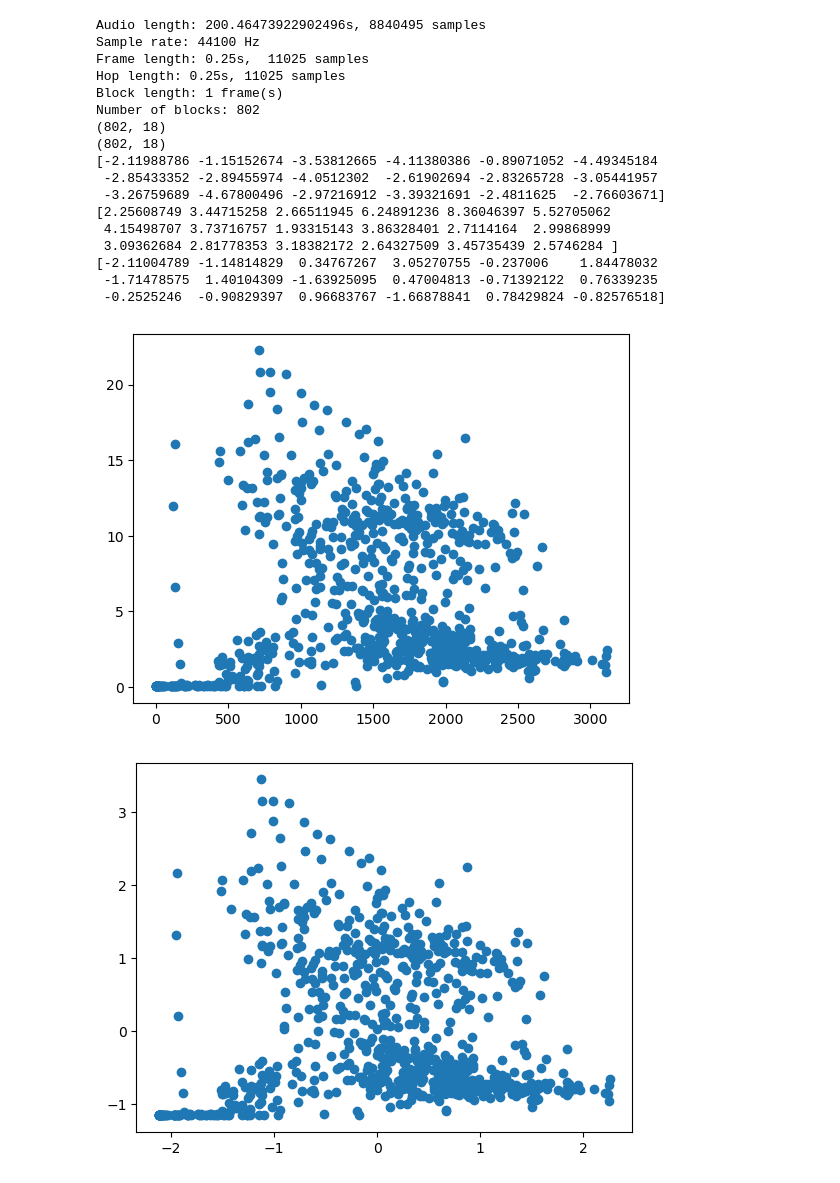
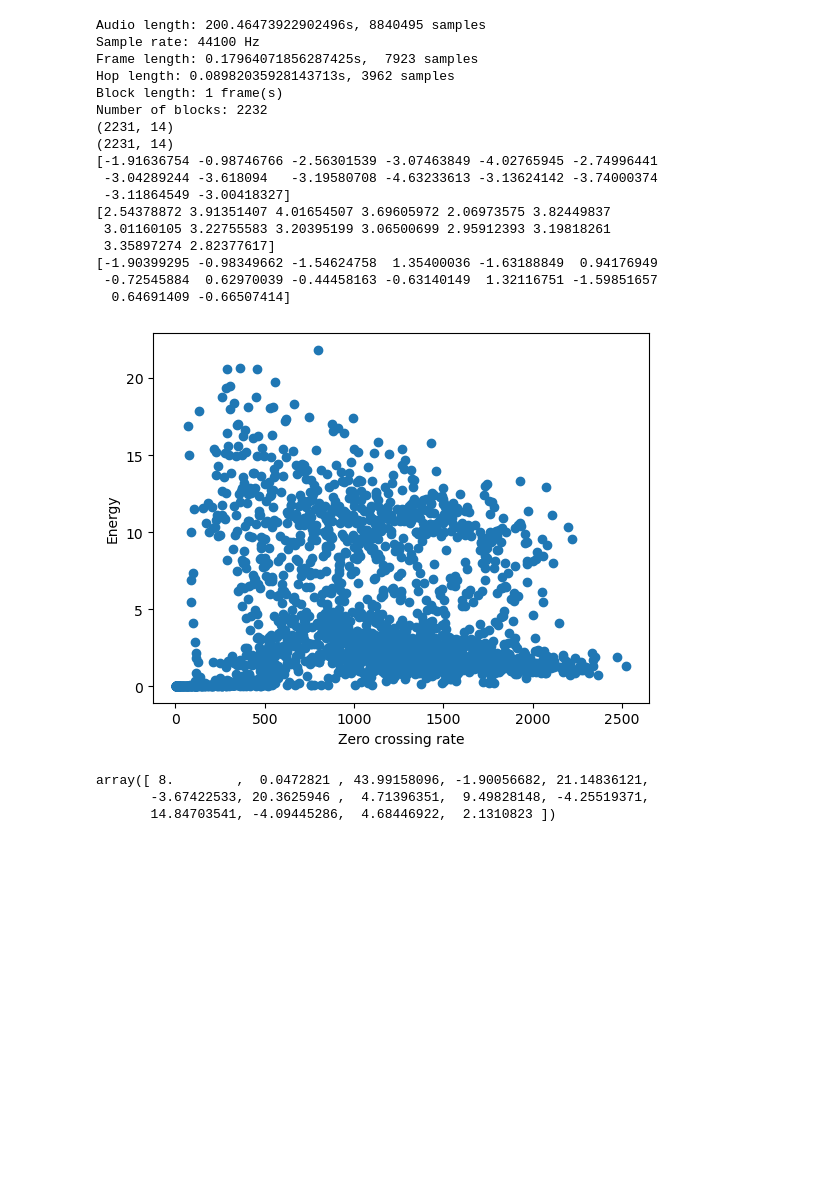
Before and after one commit to wwerkk/MC-FP, a Jupyter notebook: TrainingDebug.ipynb, the cells around one changed output. Cells and saved outputs as stored; diff of their text form; code cells hidden in the pictures; blank space fills up the shorter version.

```diff
--- a/TrainingDebug.ipynb
+++ b/TrainingDebug.ipynb
@@ -1,12 +1,12 @@
 # %%
 audio_path = "audio-data/collins.mp3"
-name = "collins-8th"
+name = "collins-crude-mfccs"
 
 # segmentation
 block_length = 1 # number of frames in a stream block
-BPM = 120
+BPM = 167 # beats per minute
 beat = 1 / 8 # metered divisions
-hop_beats = 1 / 8 # hop length in beats
+hop_beats = 1 / 16 # hop length in beats
 ## alternatively, you can specify frame length and hop length in seconds
 # frame_length_s = 0.1
 # hop_length_s = 0.02
@@ -14,16 +14,22 @@ hop_beats = 1 / 8 # hop length in beats
 # frame_length = 4096
 # hop_length = 1024
 
+# feature extraction
+extract_spectral = False
+extract_mfccs = True
+
 # clustering
-n_classes = 128
+n_classes = 32 # number of clusters
+# model architecture and training
 maxlen = 256
-# model architecture and training
 step = 1 # step size for sliding window
-hidden_units = 24 # number of hidden units in GRU layer
-epochs = 100
-batch_size = 16
-validation_split = 0.1
-patience = 15 # number of epochs to wait before early stopping
+hidden_units = 48 # number of hidden units in GRU layer
+epochs = 50
+batch_size = 32
+validation_split = 0.2
+early_stopping = False
+checkpoint = True
+patience = 5 # number of epochs to wait before early stopping
 
 # utility
 verbose = 1 # print additional information
@@ -84,46 +109,51 @@ def extract_features(y, sr):
 # %%
 print(f"Audio length: {stream.length}s, {stream.n_samples} samples")
 print(f"Sample rate: {sr} Hz")
 print(f"Frame length: {frame_length_s}s,  {frame_length} samples")
 print(f"Hop length: {hop_length_s}s, {hop_length} samples")
 print(f"Block length: {block_length} frame(s)")
 print(f"Number of blocks: {len(stream)}")
 
 # extract features from each block in audio stream
-features = np.array([extract_features(block, sr) for block in stream.new()])
+features = np.array([extract_features(block, sr, extract_spectral=extract_spectral, extract_mfccs=extract_mfccs) for block in stream.new()])
 # features_scaled = features
 features_scaled = preprocessing.scale(features, axis=0) # should it be axis 0 then not 1??
 if verbose:
     # print(features[0])
     print(features.shape)
     print(features_scaled.shape)
     print(features_scaled.min(axis=0))
     print(features_scaled.max(axis=0))
     print(features_scaled[0]) # type: ignore
 if verbose:
     plt.scatter(features[:,0], features[:,1], ) # type: ignore
-    # plt.xlabel('MFCC0 (scaled)')
-    # plt.ylabel('MFCC1 Centroid (scaled)')
+    plt.xlabel('Zero crossing rate')
+    plt.ylabel('Energy')
     plt.show()
-    plt.scatter(features_scaled[:,0], features_scaled[:,1], ) # type: ignore
-    plt.show()
+    # plt.scatter(features_scaled[:,0], features_scaled[:,1], ) # type: ignore
+    # plt.show()
 # %% [output]
 Audio length: 200.46473922902496s, 8840495 samples
 Sample rate: 44100 Hz
-Frame length: 0.25s,  11025 samples
-Hop length: 0.25s, 11025 samples
+Frame length: 0.17964071856287425s,  7923 samples
+Hop length: 0.08982035928143713s, 3962 samples
 Block length: 1 frame(s)
-Number of blocks: 802
-(802, 18)
-(802, 18)
-[-2.11988786 -1.15152674 -3.53812665 -4.11380386 -0.89071052 -4.49345184
- -2.85433352 -2.89455974 -4.0512302  -2.61902694 -2.83265728 -3.05441957
- -3.26759689 -4.67800496 -2.97216912 -3.39321691 -2.4811625  -2.76603671]
-[2.25608749 3.44715258 2.66511945 6.24891236 8.36046397 5.52705062
- 4.15498707 3.73716757 1.93315143 3.86328401 2.7114164  2.99868999
- 3.09362684 2.81778353 3.18382172 2.64327509 3.45735439 2.5746284 ]
-[-2.11004789 -1.14814829  0.34767267  3.05270755 -0.237006    1.84478032
- -1.71478575  1.40104309 -1.63925095  0.47004813 -0.71392122  0.76339235
- -0.2525246  -0.90829397  0.96683767 -1.66878841  0.78429824 -0.82576518]
+Number of blocks: 2232
+(2231, 14)
+(2231, 14)
+[-1.91636754 -0.98746766 -2.56301539 -3.07463849 -4.02765945 -2.74996441
+ -3.04289244 -3.618094   -3.19580708 -4.63233613 -3.13624142 -3.74000374
+ -3.11864549 -3.00418327]
+[2.54378872 3.91351407 4.01654507 3.69605972 2.06973575 3.82449837
+ 3.01160105 3.22755583 3.20395199 3.06500699 2.95912393 3.19818261
+ 3.35897274 2.82377617]
+[-1.90399295 -0.98349662 -1.54624758  1.35400036 -1.63188849  0.94176949
+ -0.72545884  0.62970039 -0.44458163 -0.63140149  1.32116751 -1.59851657
+  0.64691409 -0.66507414]
-[figure, old version]
+[figure, new version]
-[figure, removed]
+# %%
+features[0]
+# %% [output]
+array([ 8.        ,  0.0472821 , 43.99158096, -1.90056682, 21.14836121,
+       -3.67422533, 20.3625946 ,  4.71396351,  9.49828148, -4.25519371,
+       14.84703541, -4.09445286,  4.68446922,  2.1310823 ])
```
Also changed, not shown: parts of 13 cells of this notebook, 16 other files.
